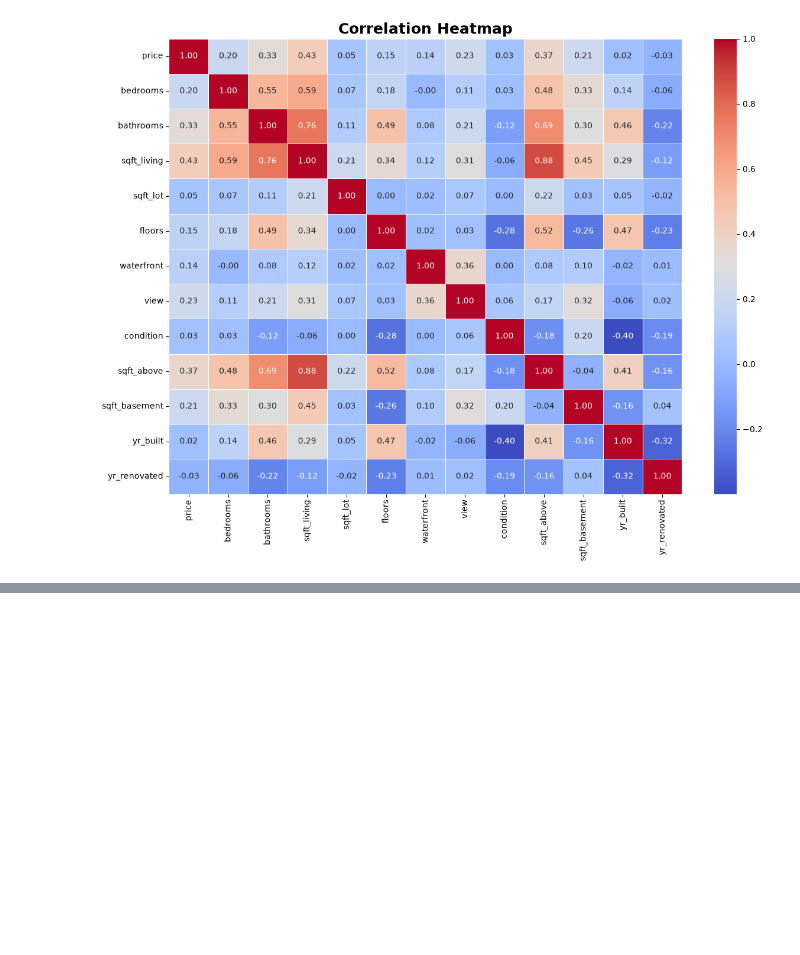
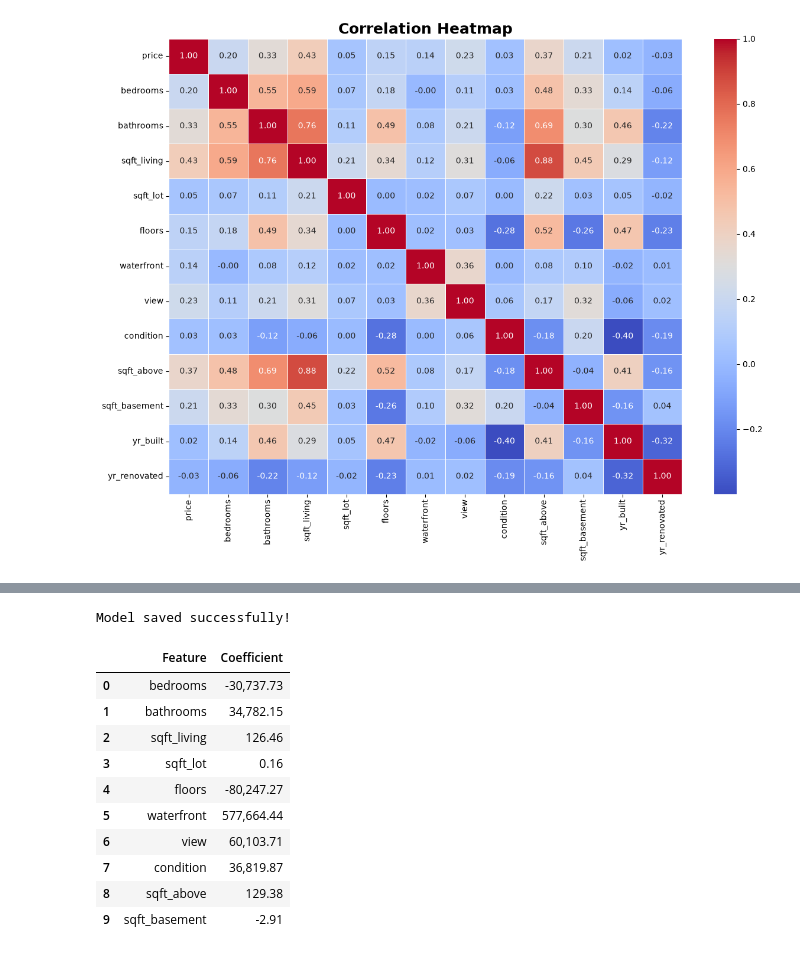
Before and after one commit to Pragna-sri02/AIML_Classes, a Jupyter notebook: house_price_prediction.ipynb, the cells around one changed output, grey strips where cells are left out. Cells and saved outputs as stored; diff of their text form; code cells hidden in the pictures; blank space fills up the shorter version.

```diff
--- a/house_price_prediction.ipynb
+++ b/house_price_prediction.ipynb
@@ -315,0 +349,13 @@ plt.show()
+# %%
+from sklearn.model_selection import train_test_split
+X_train, X_test, y_train, y_test = train_test_split(
+    X,
+    y,
+    test_size=0.2,
+    random_state=42
+)
+print("X_train:", X_train.shape)
+print("X_test :", X_test.shape)
+
+print("y_train:", y_train.shape)
+print("y_test :", y_test.shape)
@@ -315,0 +453,26 @@ plt.show()
+# %%
+import joblib
+
+joblib.dump(model, "house_price_model.pkl")
+print("Model saved successfully!")
+# %% [output]
+Model saved successfully!
+# %%
+coef_df = pd.DataFrame({
+    "Feature": X.columns,
+    "Coefficient": model.coef_
+})
+
+coef_df.head(10)
+# %% [output]
+|  | Feature | Coefficient |
+| 0 | bedrooms | -30,737.73 |
+| 1 | bathrooms | 34,782.15 |
+| 2 | sqft_living | 126.46 |
+| 3 | sqft_lot | 0.16 |
+| 4 | floors | -80,247.27 |
+| 5 | waterfront | 577,664.44 |
+| 6 | view | 60,103.71 |
+| 7 | condition | 36,819.87 |
+| 8 | sqft_above | 129.38 |
+| 9 | sqft_basement | -2.91 |
```
Also changed, not shown: parts of 33 cells of this notebook.
